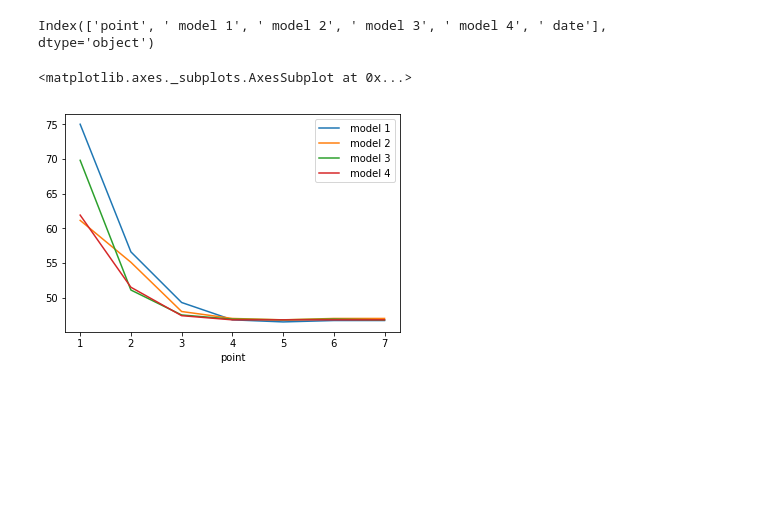
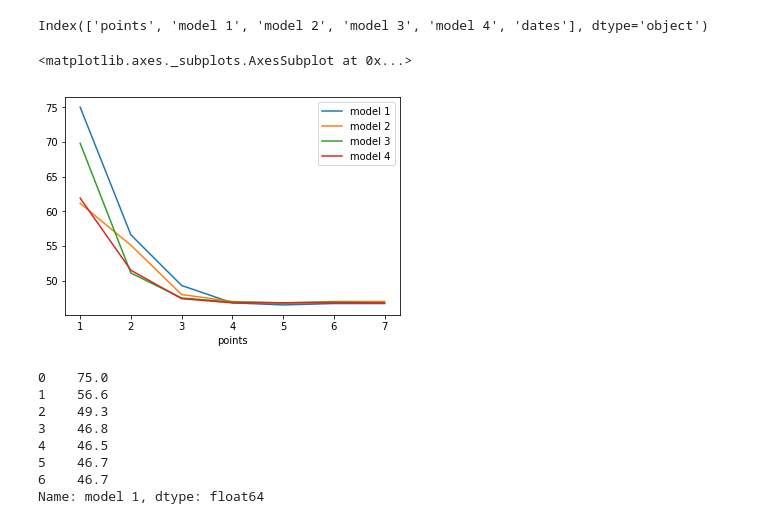
Before and after one commit to berlogabob/drying_PLA, a Jupyter notebook: main.ipynb, the cells around one changed output. Cells and saved outputs as stored; diff of their text form; code cells hidden in the pictures; blank space fills up the shorter version.

```diff
--- a/main.ipynb
+++ b/main.ipynb
@@ -7,2 +7,0 @@ import pandas as pd
-# %%
-read_data=pd.read_csv("data.csv",sep=',')
@@ -20,2 +21,2 @@ read_data
 # %%
-frame_point = read_data
+df = read_data
@@ -33,11 +34,22 @@ frame_point
 # %%
-frame_point.columns
+df.columns
 # %% [output]
-Index(['point', ' model 1', ' model 2', ' model 3', ' model 4', ' date'], dtype='object')
+Index(['points', 'model 1', 'model 2', 'model 3', 'model 4', 'dates'], dtype='object')
 # %%
-frame_point.plot(x='point', y=[1,2,3,4,5])
+df.plot(x='points', y=[1,2,3,4,5])
 # %% [output]
 <matplotlib.axes._subplots.AxesSubplot at 0x...>
-[figure, old version]
+[figure, new version]
 # %%
 plt.show()
+# %%
+df['model 1']
+# %% [output]
+0    75.0
+1    56.6
+2    49.3
+3    46.8
+4    46.5
+5    46.7
+6    46.7
+Name: model 1, dtype: float64
```
Also changed, not shown: parts of 10 cells of this notebook, 2 other files.
